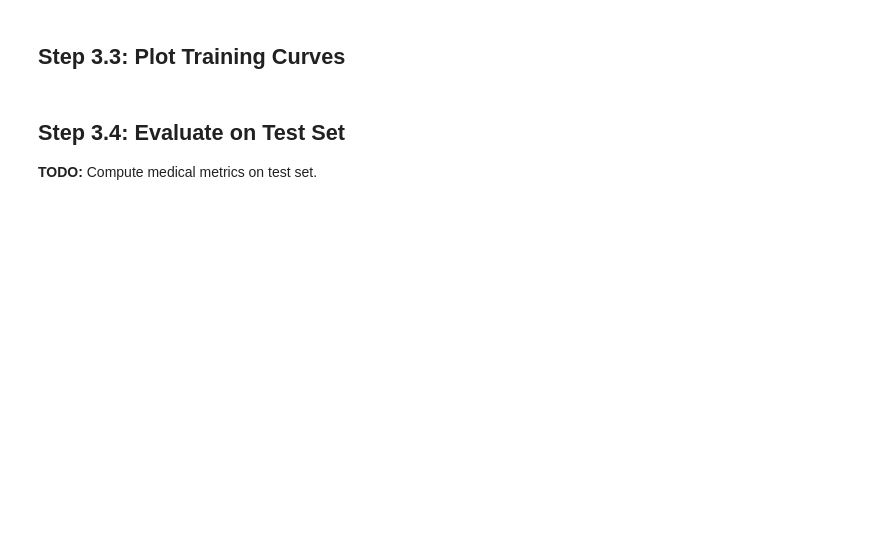
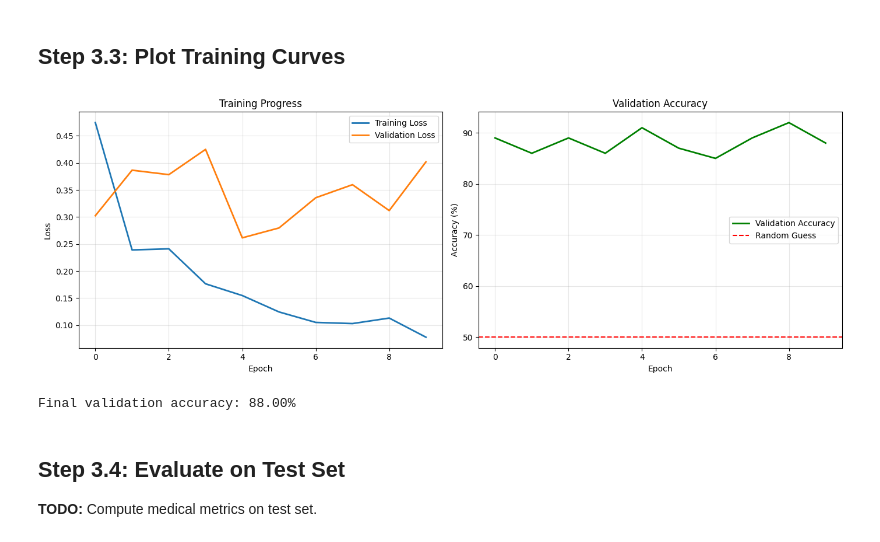
Before and after one commit to rodme02/AIMed, a Jupyter notebook: week2/notebooks/Week2_Class3_Medical_Image_Classification.ipynb, the cells around one changed output. Drawn from its saved outputs; the diff is of its cells as text; code cells hidden in the pictures; blank space fills up the shorter version.

```diff
--- a/week2/notebooks/Week2_Class3_Medical_Image_Classification.ipynb
+++ b/week2/notebooks/Week2_Class3_Medical_Image_Classification.ipynb
@@ -413,31 +462,26 @@ class ChestXRayMLP(nn.Module):
 
         # TODO: Define layers
         # Input size: 64*64 = 4096
-        # Hint: self.fc1 = nn.Linear(4096, 128)
-        #       self.relu = nn.ReLU()
-        #       self.fc2 = nn.Linear(128, 64)
-        #       self.fc3 = nn.Linear(64, 2)
-
-
-
+        self.fc1 = nn.Linear(4096, 128)
+        self.relu = nn.ReLU()
+        self.fc2 = nn.Linear(128, 64)
+        self.fc3 = nn.Linear(64, 2)
 
 
     def forward(self, x):
         # TODO: Implement forward pass
         # IMPORTANT: First flatten the image!
-        # Hint: x = x.view(x.size(0), -1)  # Flatten to (batch_size, 4096)
-        #       x = self.fc1(x)
-        #       x = self.relu(x)
-        #       ...
+        x = x.view(x.size(0), -1)  # Flatten to (batch_size, 4096)
+        x = self.fc1(x)
+        x = self.relu(x)
+        x = self.fc2(x)
+        x = self.relu(x)
+        x = self.fc3(x)
+        return x
 
 
-
-
-
-        pass
-
 # TODO: Create model instance
-model = None  # ChestXRayMLP()
+model = ChestXRayMLP()
 
 
 
@@ -483,19 +543,19 @@ if model:
 **TODO:** Set up loss, optimizer, and device (same as Lab 2!).
 # %%
 # TODO: Define loss function
-criterion = None  # nn.CrossEntropyLoss()
+criterion = nn.CrossEntropyLoss()
 
 
 # TODO: Define optimizer
-optimizer = None  # optim.Adam(model.parameters(), lr=0.001)
+optimizer = optim.Adam(model.parameters(), lr=0.001)
 
 
 # TODO: Set device
-device = None  # torch.device('cuda' if torch.cuda.is_available() else 'cpu')
+device = torch.device('cuda' if torch.cuda.is_available() else 'cpu')
 
 
 # TODO: Move model to device
-# model = model.to(device)
+model = model.to(device)
 
 
 # Set epochs
@@ -556,31 +667,35 @@ print("✓ Training complete!")
 # %%
 # TODO: Plot training curves (same as Lab 2!)
 
 if len(train_losses) > 0:
     fig, (ax1, ax2) = plt.subplots(1, 2, figsize=(14, 5))
 
     # Loss curves
     ax1.plot(train_losses, label='Training Loss', linewidth=2)
     ax1.plot(val_losses, label='Validation Loss', linewidth=2)
     ax1.set_xlabel('Epoch')
     ax1.set_ylabel('Loss')
     ax1.set_title('Training Progress')
     ax1.legend()
     ax1.grid(True, alpha=0.3)
 
     # Accuracy curve
-    ax2.plot(val_accuracies, label='Validation Accuracy', color='green', linewidth=2)
+    val_acc_percent = [acc * 100 for acc in val_accuracies]
+    ax2.plot(val_acc_percent, label='Validation Accuracy', color='green', linewidth=2)
     ax2.axhline(y=50, color='red', linestyle='--', label='Random Guess')
     ax2.set_xlabel('Epoch')
     ax2.set_ylabel('Accuracy (%)')
     ax2.set_title('Validation Accuracy')
     ax2.legend()
     ax2.grid(True, alpha=0.3)
 
     plt.tight_layout()
     plt.show()
 
-    print(f"Final validation accuracy: {val_accuracies[-1]:.2f}%")
+    print(f"Final validation accuracy: {val_acc_percent[-1]:.2f}%")
+# %% [output]
+[figure, added]
+Final validation accuracy: 88.00%
 # %% [markdown]
 ## Step 3.4: Evaluate on Test Set
 
```
Also changed, not shown: parts of 21 cells of this notebook.
